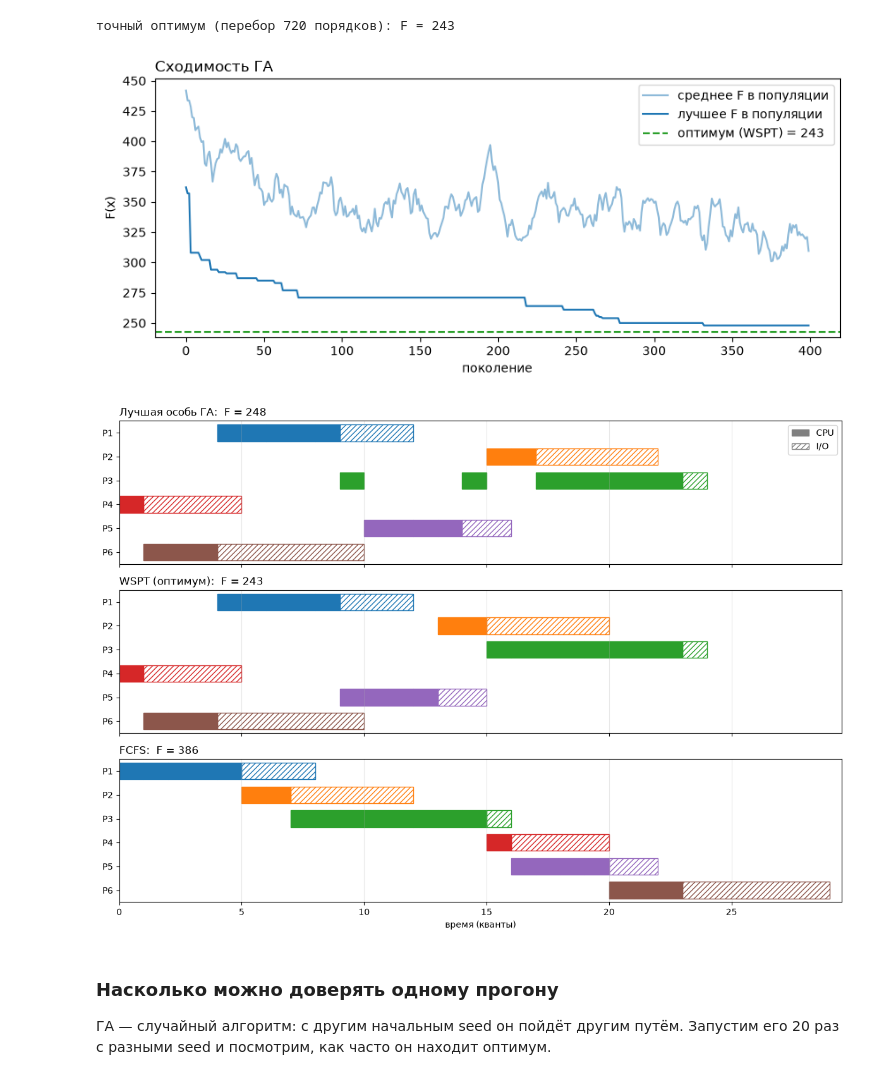
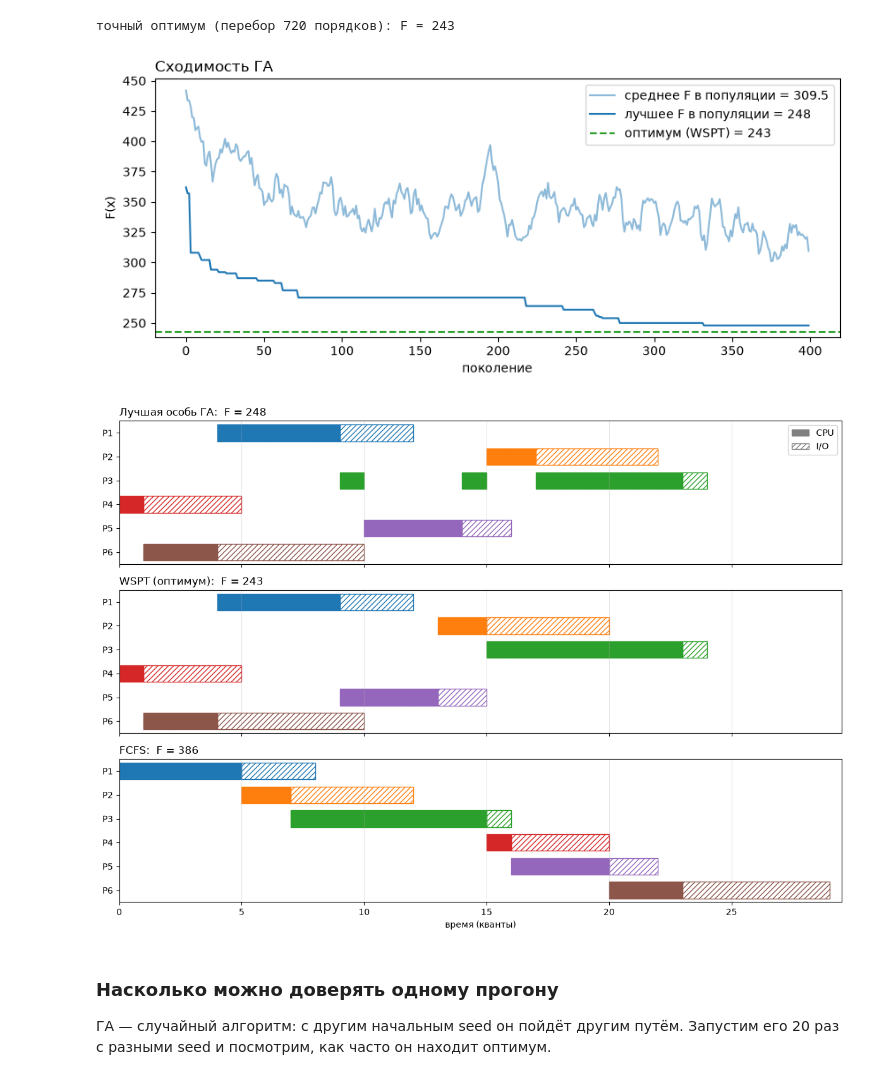
Before and after one commit to ada-dmitry/genalgo_processor, a Jupyter notebook: main.ipynb, the cells around one changed output. Saved outputs shown, nothing was run; the diff lists cells and outputs as text; code cells hidden in the pictures.

```diff
--- a/main.ipynb
+++ b/main.ipynb
@@ -196,11 +300,11 @@ def plot_gantt(
                 if i == pr.id:
                     ax.add_patch(Rectangle((t, y + 0.15), 1, 0.7, color=proc_color(i)))
             e, c = times[pr.id]
-            if pr.io:
+            if pr.d:
                 ax.add_patch(
                     Rectangle(
                         (e, y + 0.15),
-                        pr.io,
+                        pr.d,
                         0.7,
                         facecolor="none",
                         edgecolor=proc_color(pr.id),
@@ -299,7 +405,10 @@ F(x) = 454,  fitness(x) = 0.002198
 популяции описываем средней и лучшей приспособленностью особей.
 # %%
 def generate_population(
-    processes: Sequence[Process], size: int, rng: random.Random, max_attempts: int = 100
+    processes: Sequence[Process],
+    size: int,
+    rng: random.Random,
+    max_attempts: int = PARAMS.unique_attempts,
 ) -> list[Individual]:
     """Популяция из `size` особей. Повторы по возможности не добавляются:
     если `max_attempts` подряд попыток дали дубликат, дубликат принимается
@@ -323,6 +432,7 @@ def population_fitness(fits: Sequence[float]) -> tuple[float, float]:
     return sum(fits) / len(fits), max(fits)
 
 
+# для наглядности популяция здесь маленькая; в самом ГА её размер — PARAMS.population_size
 population = generate_population(PROCESSES, size=8, rng=rng)
 fits = [fitness(x, PROCESSES) for x in population]
 f_vals = [objective(x, PROCESSES) for x in population]
@@ -562,19 +712,6 @@ plot_chromosomes(rows, "Три вида мутации (выделен затр
 ГА останавливается, когда номер поколения `g` достиг `G_max` либо лучшая приспособленность не
 улучшается `K` поколений подряд.
 # %%
-@dataclass(frozen=True)
-class GAParams:
-    population_size: int = 60  # M
-    generations: int = 400  # G_max
-    stall_generations: int | None = None  # K; None — останов только по G_max
-    p_crossover: float = 0.85  # Pc
-    p_mutation: float = (
-        0.2  # Pm — вероятность мутации потомка (один оператор на всю особь)
-    )
-    elite_count: int = 2
-    seed: int = 2
-
-
 class StoppingCriterion:
     """Остановка, если g ≥ G_max либо fitness_best не улучшается K поколений подряд."""
 
@@ -604,10 +741,10 @@ def next_generation(
     order = sorted(range(len(population)), key=lambda j: fits[j], reverse=True)
     nxt = [population[j] for j in order[: params.elite_count]]
     while len(nxt) < params.population_size:
-        a, b = select_parents(population, fits, rng)
+        a, b = select_parents(population, fits, rng, params.parent_attempts)
         child = gox(a, b, rng)[0] if rng.random() < params.p_crossover else list(a)
         if rng.random() < params.p_mutation:
-            child = mutate(child, rng)[0]
+            child = mutate(child, rng, kinds=params.mutations)[0]
         nxt.append(child)
     return nxt
 # %% [markdown]
@@ -625,9 +761,11 @@ class GAResult:
 
 
 def run_ga(processes: Sequence[Process], params: GAParams | None = None) -> GAResult:
-    params = params or GAParams()
+    params = params or PARAMS
     rng = random.Random(params.seed)
-    population = generate_population(processes, params.population_size, rng)
+    population = generate_population(
+        processes, params.population_size, rng, params.unique_attempts
+    )
     stopper = StoppingCriterion(
         params.generations, params.stall_generations or math.inf
     )
@@ -645,14 +783,15 @@ def run_ga(processes: Sequence[Process], params: GAParams | None = None) -> GARe
         if f_vals[j] < best_f:
             best, best_f, found_at = list(population[j]), f_vals[j], g
         history.append((g, f_vals[j], statistics.mean(f_vals)))
-        if stopper.should_stop(g + 1, max(fits)):
+        _, fitness_best = population_fitness(fits)
+        if stopper.should_stop(g + 1, fitness_best):
             break
         population = next_generation(population, fits, params, rng)
         g += 1
     return GAResult(best, best_f, found_at, history)
 
 
-result = run_ga(PROCESSES)
+result = run_ga(PROCESSES, PARAMS)
 print(
     f"лучшее F = {result.best_objective} (найдено в поколении {result.found_at} из {len(result.history)})"
 )
@@ -750,33 +889,36 @@ print(
 # %%
 fig, ax = plt.subplots(figsize=(10, 3.8))
 gens = [h[0] for h in result.history]
 ax.plot(
     gens,
     [h[2] for h in result.history],
-    label="среднее F в популяции",
+    label=f"среднее F в популяции = {result.history[-1][2]:.1f}",
     color="tab:blue",
     alpha=0.5,
 )
 ax.plot(
-    gens, [h[1] for h in result.history], label="лучшее F в популяции", color="tab:blue"
+    gens,
+    [h[1] for h in result.history],
+    label=f"лучшее F в популяции = {result.best_objective}",
+    color="tab:blue",
 )
 ax.axhline(f_opt, color="tab:green", ls="--", label=f"оптимум (WSPT) = {f_opt}")
 ax.set_xlabel("поколение")
 ax.set_ylabel("F(x)")
 ax.set_title("Сходимость ГА", loc="left")
 ax.legend()
 plt.show()
 
 plot_gantt(
     {
         "Лучшая особь ГА": result.best,
         "WSPT (оптимум)": wspt(PROCESSES),
         "FCFS": fcfs(PROCESSES),
     },
     PROCESSES,
 )
 # %% [output]
-[figure, old version]
+[figure, new version]
 [figure]
 # %% [markdown]
 ### Насколько можно доверять одному прогону
```
Also changed, not shown: parts of 19 cells of this notebook, 1 other file.
